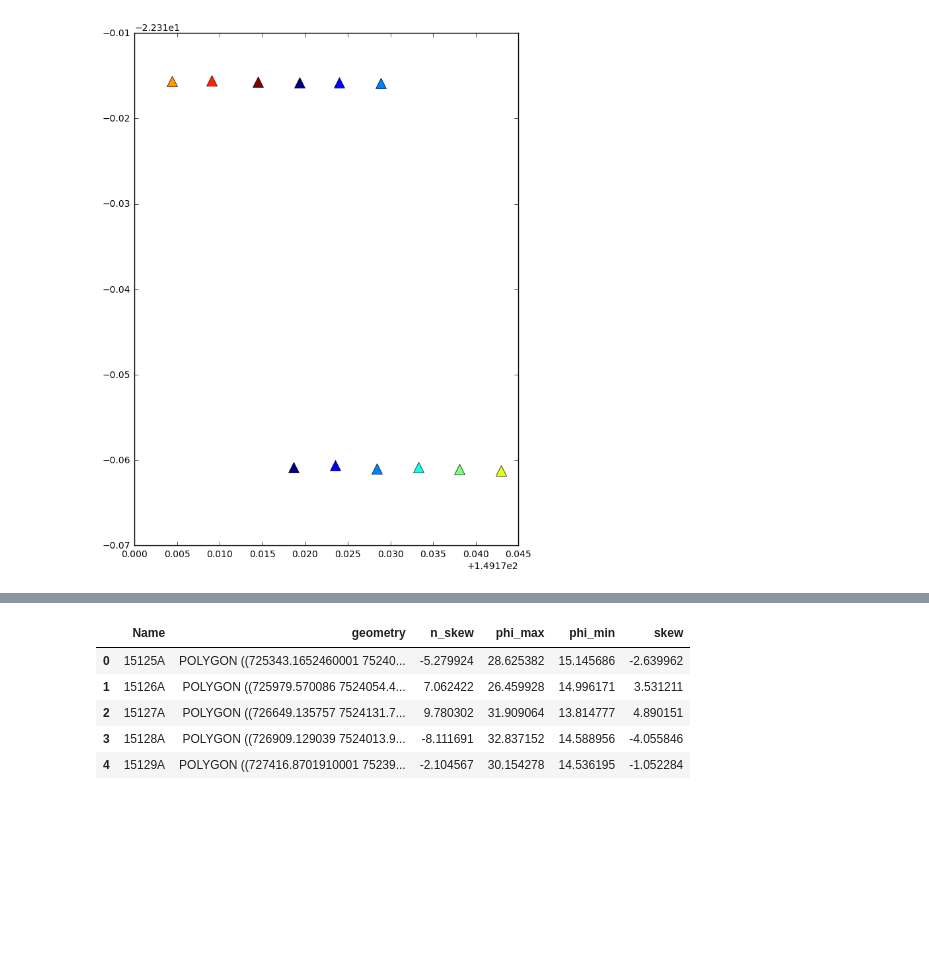
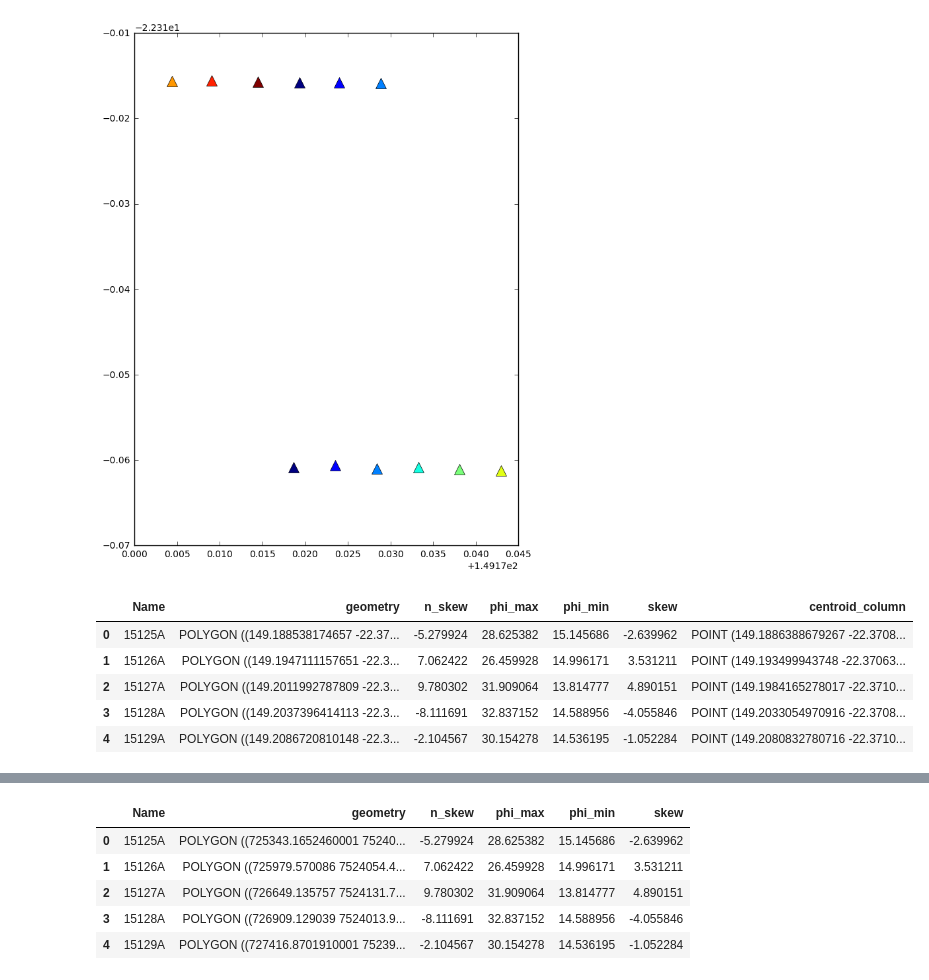
Before and after one commit to MTgeophysics/mtpy, a Jupyter notebook: examples/notebooks/geopandas.ipynb, the cells around one changed output, grey strips where cells are left out. Saved outputs shown, nothing was run; the diff lists cells and outputs as text; code cells hidden in the pictures; blank space fills up the shorter version.

```diff
--- a/examples/notebooks/geopandas.ipynb
+++ b/examples/notebooks/geopandas.ipynb
@@ -162,3 +162,12 @@ myshpf = myshpf.set_geometry('centroid_column')
 myshpf.plot(marker='^', markersize='12');
 # %% [output]
 [figure]
+# %%
+myshpf.head()
+# %% [output]
+|  | Name | geometry | n_skew | phi_max | phi_min | skew | centroid_column |
+| 0 | 15125A | POLYGON ((149.188538174657 -22.37... | -5.279924 | 28.625382 | 15.145686 | -2.639962 | POINT (149.1886388679267 -22.3708... |
+| 1 | 15126A | POLYGON ((149.1947111157651 -22.3... | 7.062422 | 26.459928 | 14.996171 | 3.531211 | POINT (149.193499943748 -22.37063... |
+| 2 | 15127A | POLYGON ((149.2011992787809 -22.3... | 9.780302 | 31.909064 | 13.814777 | 4.890151 | POINT (149.1984165278017 -22.3710... |
+| 3 | 15128A | POLYGON ((149.2037396414113 -22.3... | -8.111691 | 32.837152 | 14.588956 | -4.055846 | POINT (149.2033054970916 -22.3708... |
+| 4 | 15129A | POLYGON ((149.2086720810148 -22.3... | -2.104567 | 30.154278 | 14.536195 | -1.052284 | POINT (149.2080832780716 -22.3710... |
```
Also changed, not shown: parts of 7 cells of this notebook, 1 other file.
